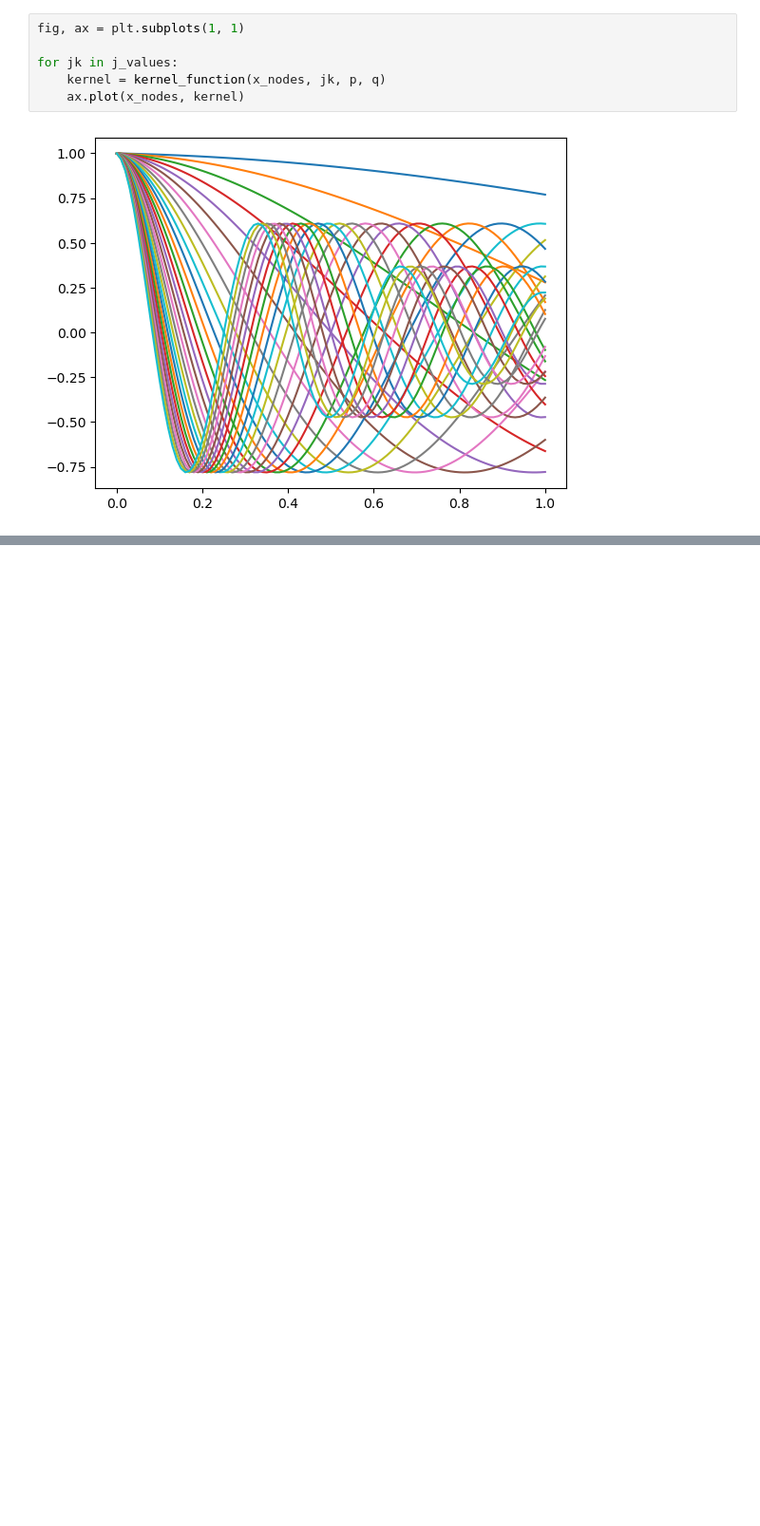
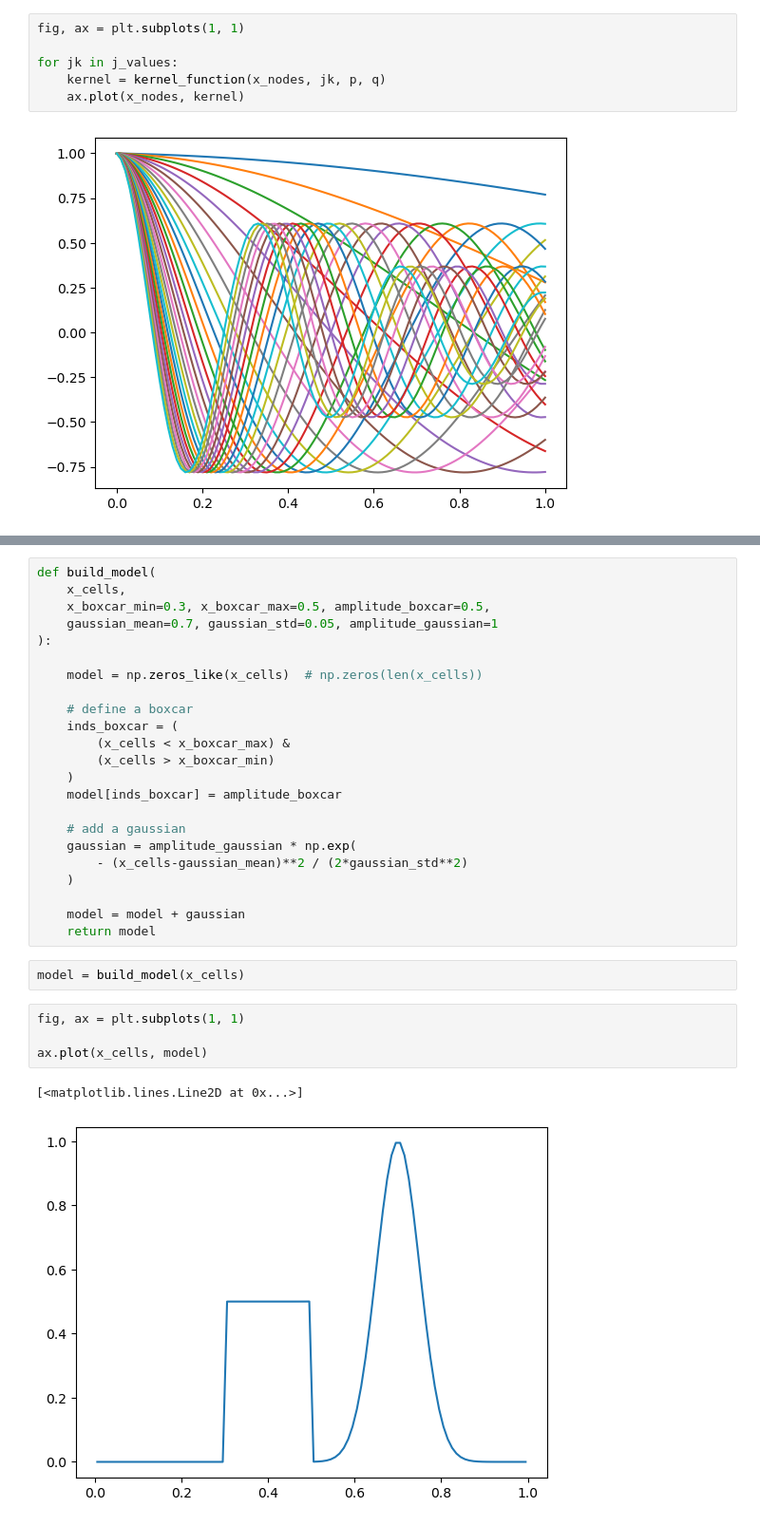
Before and after one commit to lheagy/eosc-454, a Jupyter notebook: lectures/linear-problem.ipynb, the cells around one changed output, grey strips where cells are left out. Shown at 95% size. Cells and saved outputs as stored; diff of their text form; blank space fills up the shorter version.

```diff
--- a/lectures/linear-problem.ipynb
+++ b/lectures/linear-problem.ipynb
@@ -32,0 +55,32 @@ for jk in j_values:
+# %%
+def build_model(
+    x_cells,
+    x_boxcar_min=0.3, x_boxcar_max=0.5, amplitude_boxcar=0.5,
+    gaussian_mean=0.7, gaussian_std=0.05, amplitude_gaussian=1
+):
+
+    model = np.zeros_like(x_cells)  # np.zeros(len(x_cells))
+
+    # define a boxcar
+    inds_boxcar = (
+        (x_cells < x_boxcar_max) &
+        (x_cells > x_boxcar_min)
+    )
+    model[inds_boxcar] = amplitude_boxcar
+
+    # add a gaussian
+    gaussian = amplitude_gaussian * np.exp(
+        - (x_cells-gaussian_mean)**2 / (2*gaussian_std**2)
+    )
+
+    model = model + gaussian
+    return model
+# %%
+model = build_model(x_cells)
+# %%
+fig, ax = plt.subplots(1, 1)
+
+ax.plot(x_cells, model)
+# %% [output]
+[<matplotlib.lines.Line2D at 0x...>]
+[figure, added]
```
Also changed, not shown: parts of 15 cells of this notebook.
